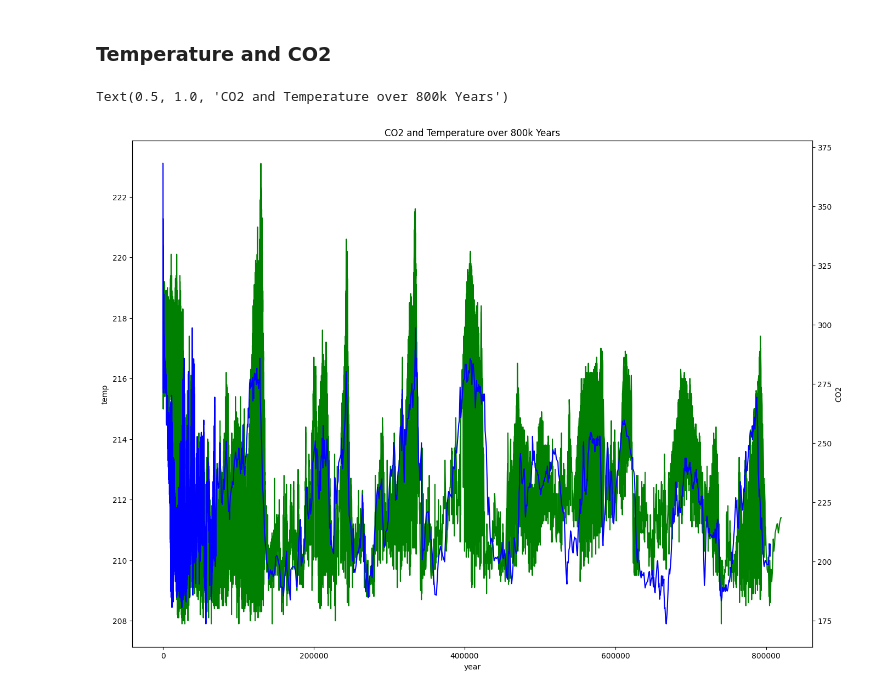
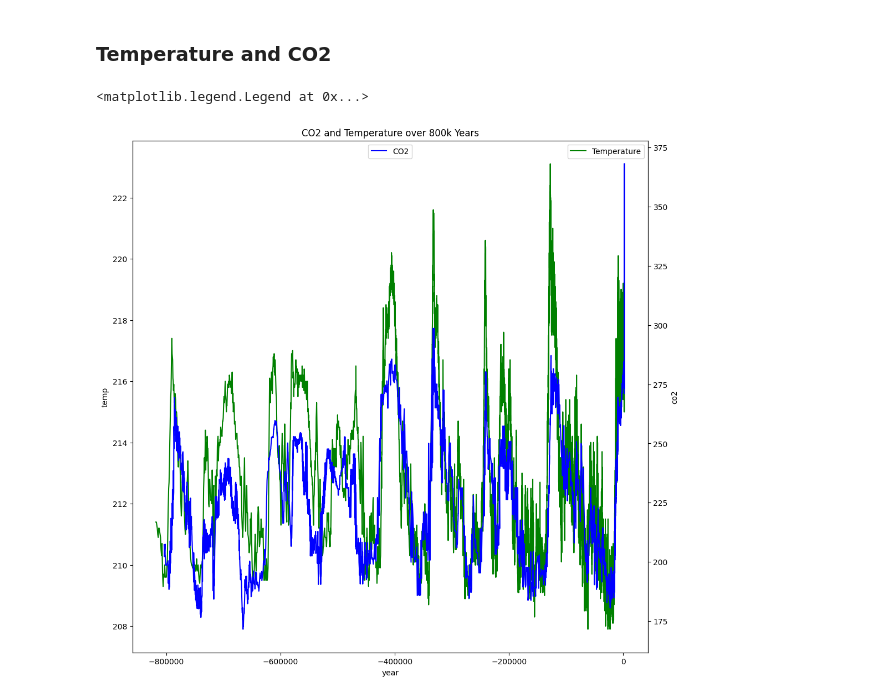
Before and after one commit to rachel-king4/PfDA_Assignment_2, a Jupyter notebook: pfda_assignment_2.ipynb, the cells around one changed output. Cells and saved outputs as stored; diff of their text form; code cells hidden in the pictures.

Commit message:
converted year to correct format and added present temp data

```diff
--- a/pfda_assignment_2.ipynb
+++ b/pfda_assignment_2.ipynb
@@ -246,9 +240,32 @@ temp_CO2.to_csv("temp_CO2.csv", encoding='utf-8', index=False)
+# %%
+epica = epica[['year', 'temp']]
+ipcc = ipcc[['year', 'co2']]
+nature = nature[['year', 'co2']]
+
+epica.year = epica.year.round()
+ipcc["year"] = pd.to_numeric(ipcc["year"])
+ipcc.year = ipcc.year.round()
+# %%
+nature["year"] = pd.to_numeric(nature["year"])
+nature.year = nature.year.round()
+nature.to_csv("nature.csv", encoding='utf-8', index=False)
+# %%
+epica['year'] = 1950 - epica['year']
+ipcc['year'] = 1950 - ipcc['year']
+nature['year'] = 1950 - nature['year']
+# %%
+combined_CO2 = pd.concat([ipcc, nature])
+combined_CO2.sort_values(by=['year'], ascending=True)
+
+temp_CO2 = pd.concat([epica.dropna(), combined_CO2.dropna()], ignore_index=True)
+temp_CO2.sort_values(by=['year'], ascending=True);
 # %%
-fig, ax = plt.subplots(figsize=(16,12))
-sns.lineplot(x="year", y="temp", data=temp_CO2, color="g")
+fig, ax = plt.subplots(figsize=(12,12))
+sns.lineplot(x="year", y="temp", data=temp_CO2, color="g", label="Temperature")
 ax2 = plt.twinx()
-sns.lineplot(x="year", y="CO2", data=temp_CO2, color="b", ax=ax2)
+sns.lineplot(x="year", y="co2", data=temp_CO2, color="b", ax=ax2, label="CO2")
 plt.title("CO2 and Temperature over 800k Years")
+plt.legend(loc='upper center')
 # %% [output]
-Text(0.5, 1.0, 'CO2 and Temperature over 800k Years')
+<matplotlib.legend.Legend at 0x...>
-[figure, old version]
+[figure, new version]
```
Also changed, not shown: parts of 5 cells of this notebook, 6 other files.
